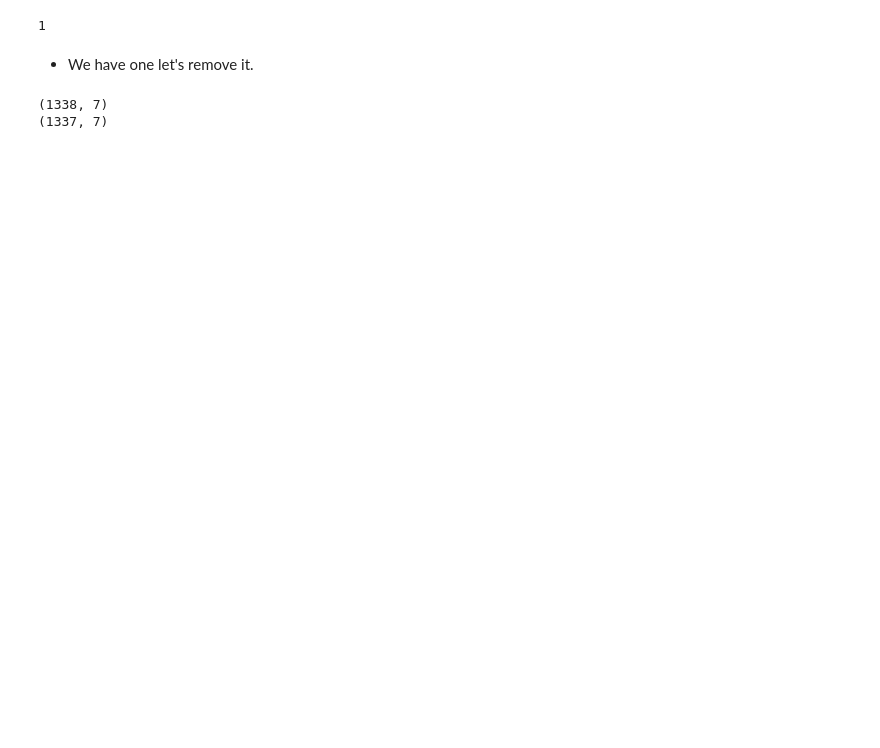
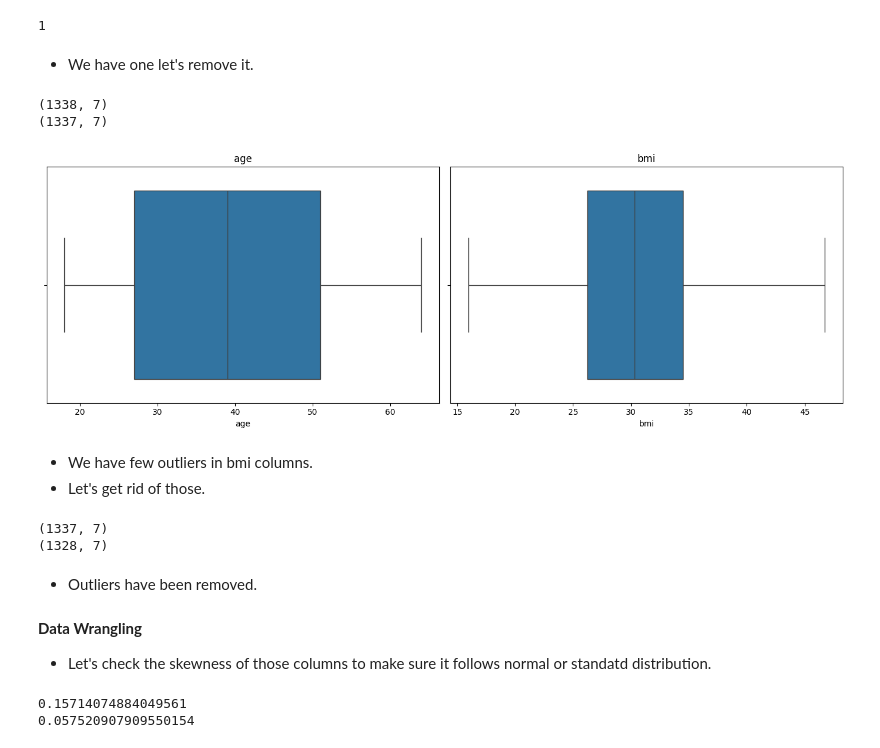
Before and after one commit to rizz045/Medical-Insurance-Price-Prediction-using-Machine-Learning, a Jupyter notebook: Medical_insurance_price_prediction_using_ML.ipynb, the cells around one changed output. Saved outputs shown, nothing was run; the diff lists cells and outputs as text; code cells hidden in the pictures; blank space fills up the shorter version.

```diff
--- a/Medical_insurance_price_prediction_using_ML.ipynb
+++ b/Medical_insurance_price_prediction_using_ML.ipynb
@@ -116,3 +137,46 @@ print(df.shape)
 # %% [output]
 (1338, 7)
 (1337, 7)
+# %%
+# Let's check if we have any outliers in 'age' and 'bmi'
+
+features = ['age','bmi']
+plt.figure(figsize=(14, 5))
+for i, col in enumerate(features):
+    plt.subplot(1, 2, i + 1)
+    sns.boxplot(x=df[col])
+    plt.title(col)
+plt.tight_layout()
+plt.show()
+# %% [output]
+[figure, added]
+# %% [markdown]
+*   We have few outliers in bmi columns.
+* Let's get rid of those.
+# %%
+# Let's remove outliers using IQR method
+Q1 = df['bmi'].quantile(0.25)
+Q3 = df['bmi'].quantile(0.75)
+
+IQR = Q3 - Q1
+
+lower = Q1 - 1.5*IQR
+upper = Q3 + 1.5*IQR
+
+print(df.shape)
+df = df[(df['bmi'] >= lower) & (df['bmi'] <= upper)]
+print(df.shape)
+# %% [output]
+(1337, 7)
+(1328, 7)
+# %% [markdown]
+* Outliers have been removed.
+# %% [markdown]
+**Data Wrangling**
+* Let's check the skewness of those columns to make sure it follows normal or standatd distribution.
+# %%
+print(df['bmi'].skew())
+print(df['age'].skew())
+# %% [output]
+0.15714074884049561
+0.057520907909550154
```
Also changed, not shown: parts of 13 cells of this notebook.
